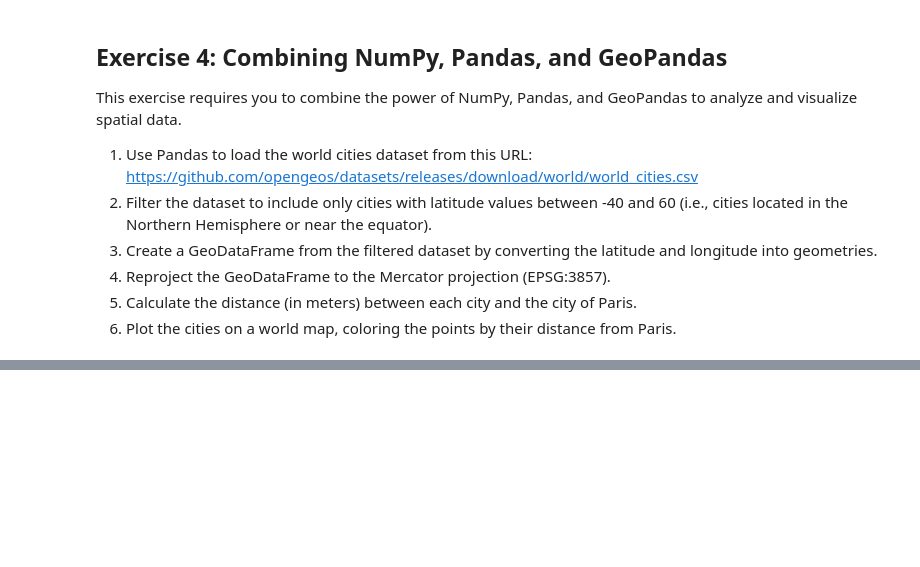
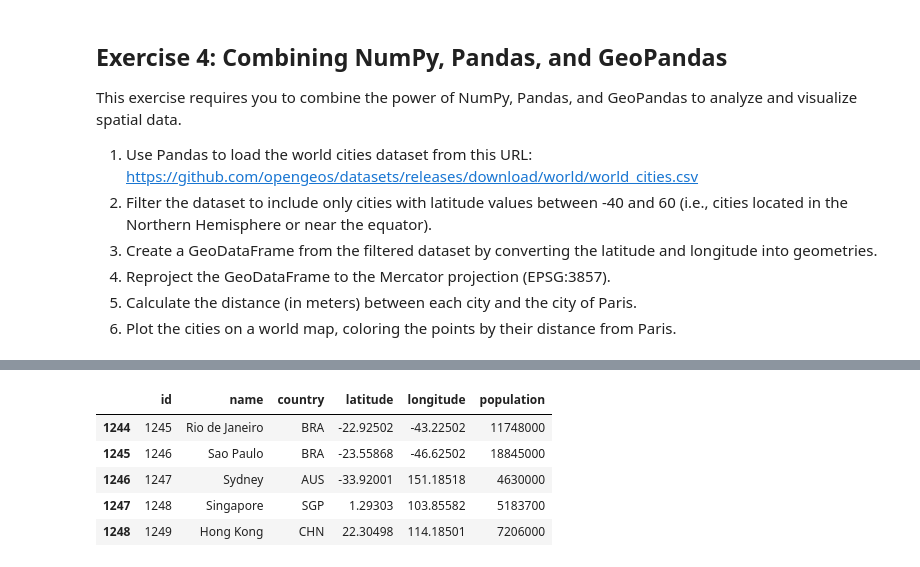
Before and after one commit to SVENTRIPIKAL/geog-312-fork, a Jupyter notebook: book/labs/lab_04.ipynb, the cells around one changed output, grey strips where cells are left out. Saved outputs shown, nothing was run; the diff lists cells and outputs as text; code cells hidden in the pictures; blank space fills up the shorter version.

```diff
--- a/book/labs/lab_04.ipynb
+++ b/book/labs/lab_04.ipynb
@@ -189,0 +202,12 @@ This exercise requires you to combine the power of NumPy, Pandas, and GeoPandas
+# %%
+#2 filter dataset
+category = world_cities_df.latitude
+cities_filtered_df = world_cities_df[ (category > -40) & (category < 60) ]
+cities_filtered_df.tail()
+# %% [output]
+|  | id | name | country | latitude | longitude | population |
+| 1244 | 1245 | Rio de Janeiro | BRA | -22.92502 | -43.22502 | 11748000 |
+| 1245 | 1246 | Sao Paulo | BRA | -23.55868 | -46.62502 | 18845000 |
+| 1246 | 1247 | Sydney | AUS | -33.92001 | 151.18518 | 4630000 |
+| 1247 | 1248 | Singapore | SGP | 1.29303 | 103.85582 | 5183700 |
+| 1248 | 1249 | Hong Kong | CHN | 22.30498 | 114.18501 | 7206000 |
```
Also changed, not shown: parts of 3 cells of this notebook.
